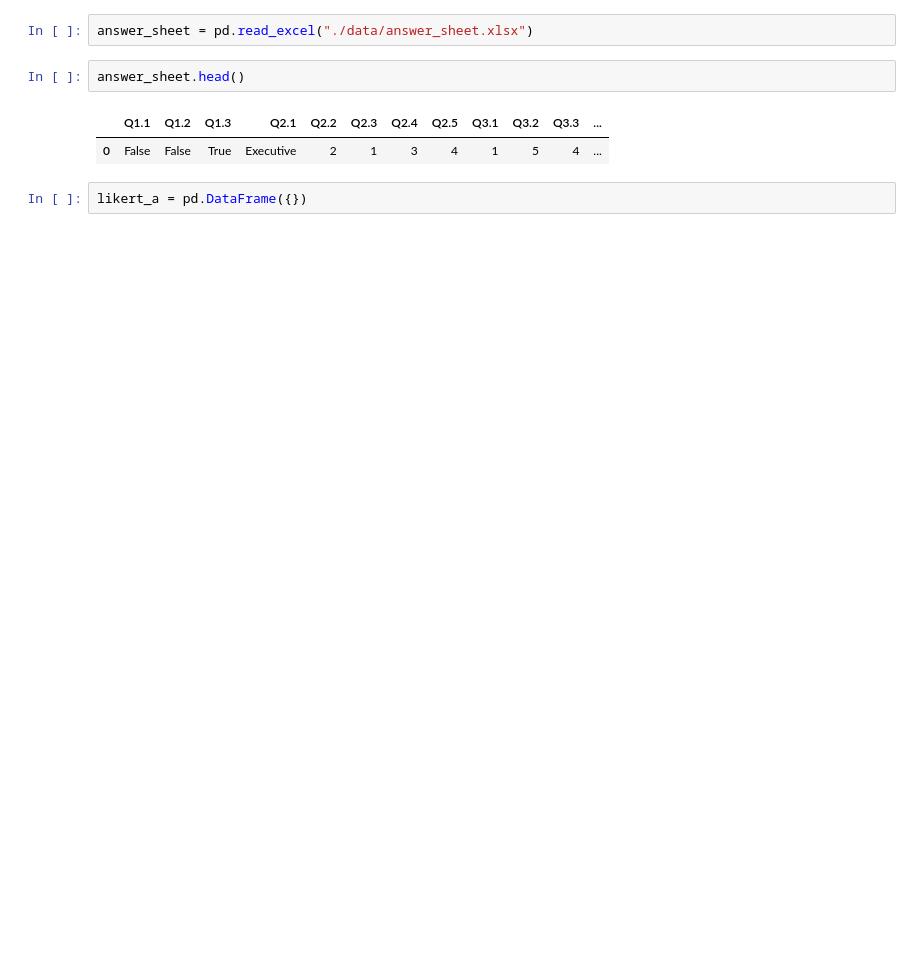
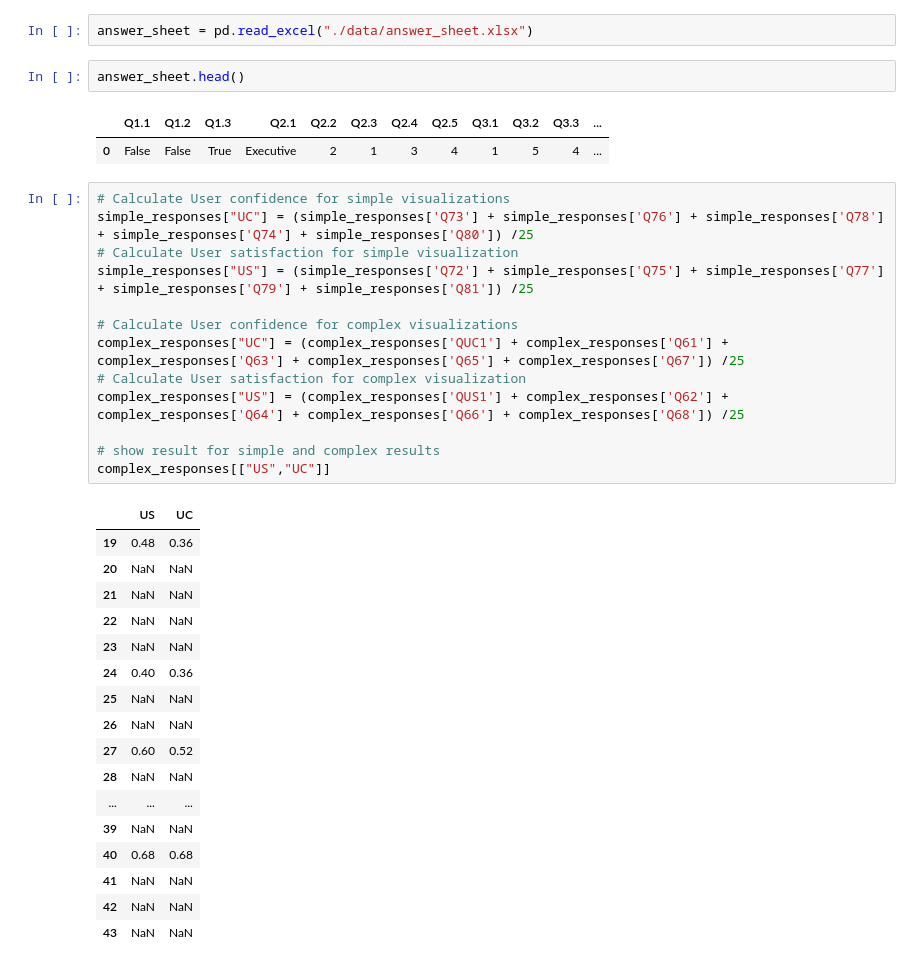
Before and after one commit to Roestenburg-J/arm_analysis, a Jupyter notebook: analysis.ipynb, the cells around one changed output. Drawn from its saved outputs; the diff is of its cells as text; blank space fills up the shorter version.

```diff
--- a/analysis.ipynb
+++ b/analysis.ipynb
@@ -64,5 +70,34 @@ answer_sheet.head()
 # %% [output]
 |  | Q1.1 | Q1.2 | Q1.3 | Q2.1 | Q2.2 | Q2.3 | Q2.4 | Q2.5 | Q3.1 | Q3.2 | Q3.3 | ... |
 | 0 | False | False | True | Executive | 2 | 1 | 3 | 4 | 1 | 5 | 4 | ... |
-# %%
-likert_a = pd.DataFrame({})
+# %%
+# Calculate User confidence for simple visualizations
+simple_responses["UC"] = (simple_responses['Q73'] + simple_responses['Q76'] + simple_responses['Q78'] + simple_responses['Q74'] + simple_responses['Q80']) /25
+# Calculate User satisfaction for simple visualization
+simple_responses["US"] = (simple_responses['Q72'] + simple_responses['Q75'] + simple_responses['Q77'] + simple_responses['Q79'] + simple_responses['Q81']) /25
+
+# Calculate User confidence for complex visualizations
+complex_responses["UC"] = (complex_responses['QUC1'] + complex_responses['Q61'] + complex_responses['Q63'] + complex_responses['Q65'] + complex_responses['Q67']) /25
+# Calculate User satisfaction for complex visualization
+complex_responses["US"] = (complex_responses['QUS1'] + complex_responses['Q62'] + complex_responses['Q64'] + complex_responses['Q66'] + complex_responses['Q68']) /25
+
+# show result for simple and complex results
+complex_responses[["US","UC"]]
+# %% [output]
+|  | US | UC |
+| 19 | 0.48 | 0.36 |
+| 20 | NaN | NaN |
+| 21 | NaN | NaN |
+| 22 | NaN | NaN |
+| 23 | NaN | NaN |
+| 24 | 0.40 | 0.36 |
+| 25 | NaN | NaN |
+| 26 | NaN | NaN |
+| 27 | 0.60 | 0.52 |
+| 28 | NaN | NaN |
+| ... | ... | ... |
+| 39 | NaN | NaN |
+| 40 | 0.68 | 0.68 |
+| 41 | NaN | NaN |
+| 42 | NaN | NaN |
+| 43 | NaN | NaN |
```
Also changed, not shown: parts of 5 cells of this notebook, 1 other file.
